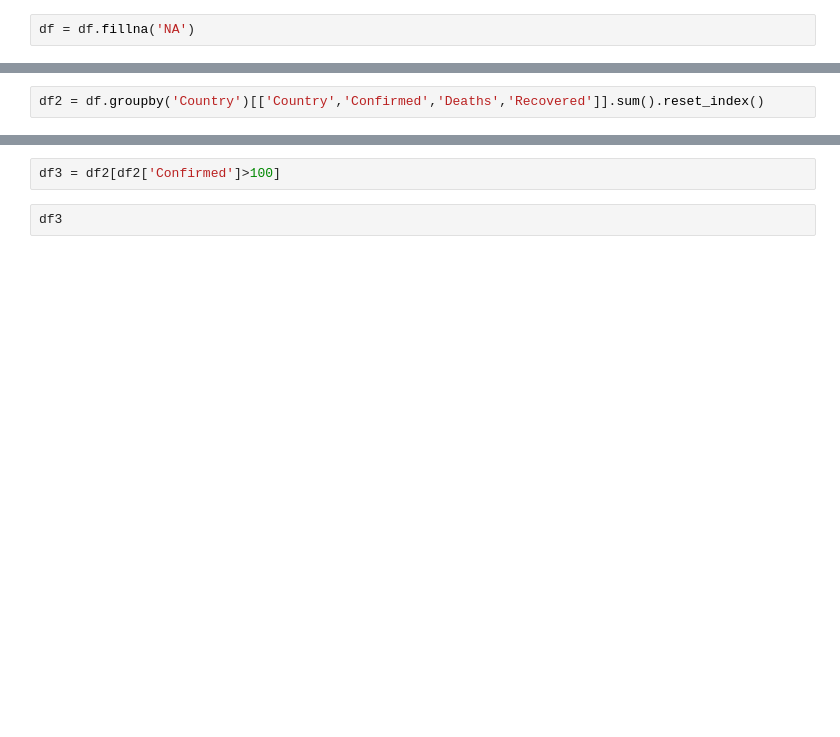
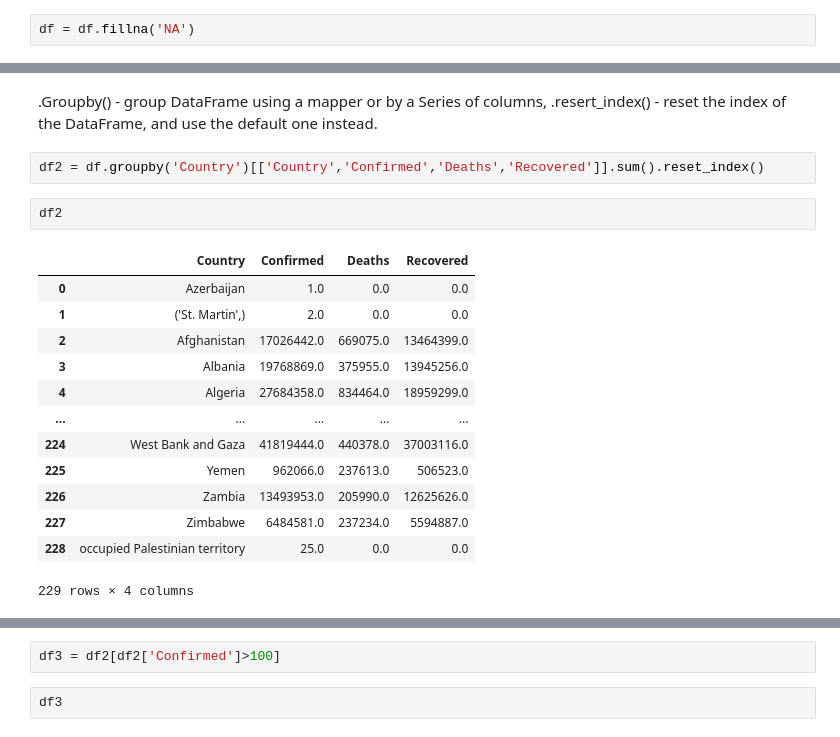
Before and after one commit to olgaklischuk/python-cource, a Jupyter notebook: freeCodeCamp_Python_for_Data_Science/MasteringPythonZeroToHero_part2.ipynb, the cells around one changed output, grey strips where cells are left out. Cells and saved outputs as stored; diff of their text form; blank space fills up the shorter version.

```diff
--- a/freeCodeCamp_Python_for_Data_Science/MasteringPythonZeroToHero_part2.ipynb
+++ b/freeCodeCamp_Python_for_Data_Science/MasteringPythonZeroToHero_part2.ipynb
@@ -1214,4 +1218,23 @@ df.head(10)
+# %% [markdown]
+.Groupby() - group DataFrame using a mapper or by a Series of columns,
+.resert_index() - reset the index of the DataFrame, and use the default one instead.
 # %%
 df2 = df.groupby('Country')[['Country','Confirmed','Deaths','Recovered']].sum().reset_index()
+# %%
+df2
+# %% [output]
+|  | Country | Confirmed | Deaths | Recovered |
+| 0 | Azerbaijan | 1.0 | 0.0 | 0.0 |
+| 1 | ('St. Martin',) | 2.0 | 0.0 | 0.0 |
+| 2 | Afghanistan | 17026442.0 | 669075.0 | 13464399.0 |
+| 3 | Albania | 19768869.0 | 375955.0 | 13945256.0 |
+| 4 | Algeria | 27684358.0 | 834464.0 | 18959299.0 |
+| ... | ... | ... | ... | ... |
+| 224 | West Bank and Gaza | 41819444.0 | 440378.0 | 37003116.0 |
+| 225 | Yemen | 962066.0 | 237613.0 | 506523.0 |
+| 226 | Zambia | 13493953.0 | 205990.0 | 12625626.0 |
+| 227 | Zimbabwe | 6484581.0 | 237234.0 | 5594887.0 |
+| 228 | occupied Palestinian territory | 25.0 | 0.0 | 0.0 |
+229 rows × 4 columns
 # %%
 df2 = df.groupby(['Country','Date'])[['Country','Date','Confirmed','Deaths','Recovered']].sum().reset_index()
```
Also changed, not shown: parts of 8 cells of this notebook.
